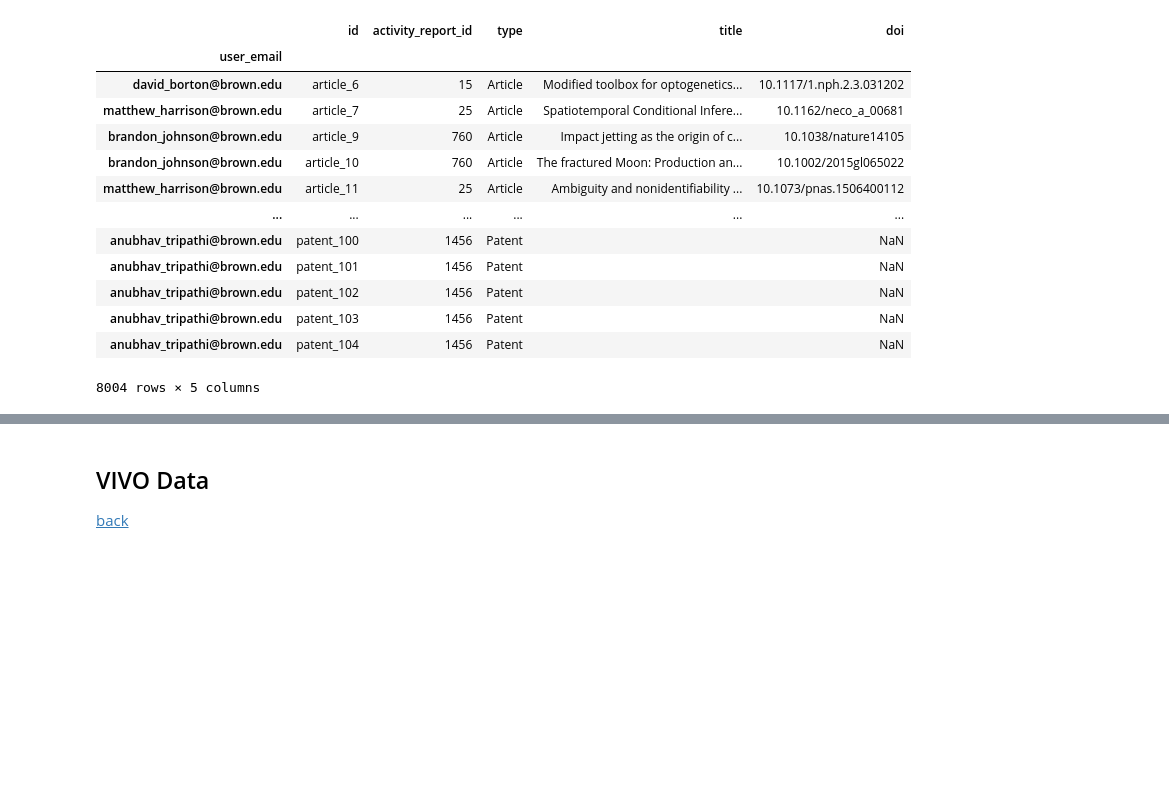
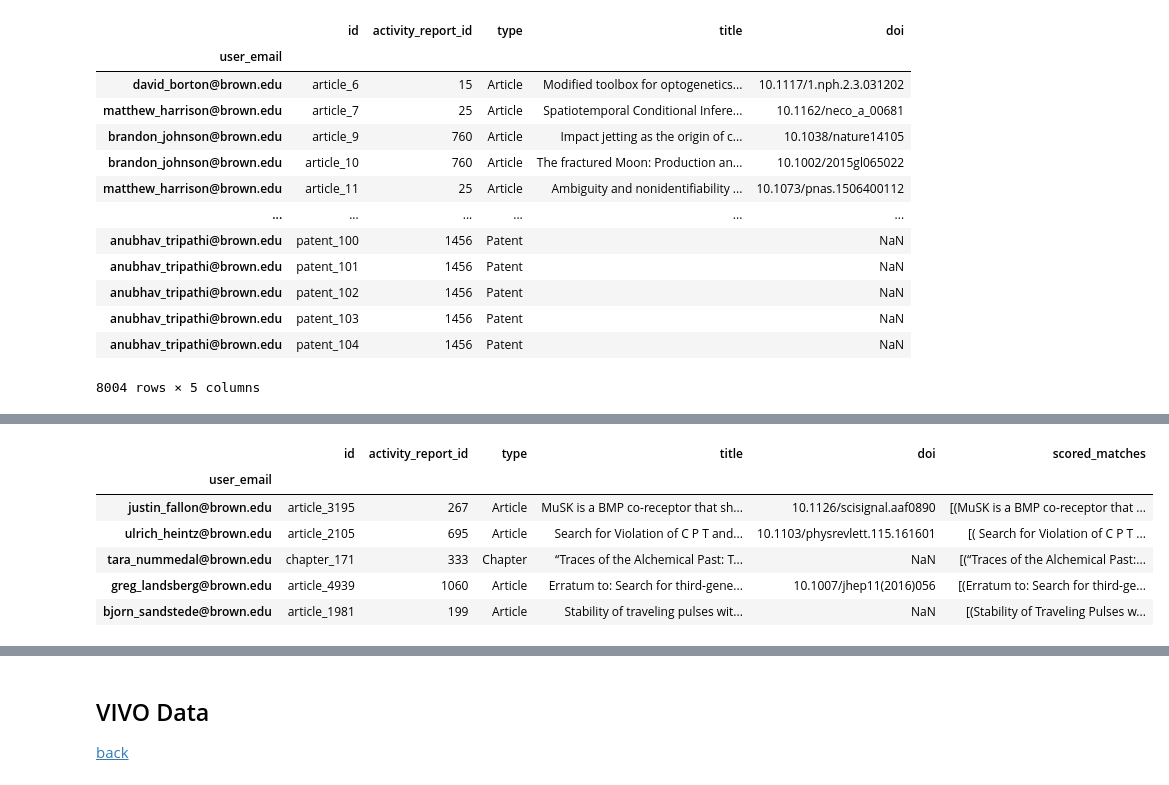
Before and after one commit to sdmccaul/rab-far_integration, a Jupyter notebook: citation_analysis.ipynb, the cells around one changed output, grey strips where cells are left out. Saved outputs shown, nothing was run; the diff lists cells and outputs as text; code cells hidden in the pictures; blank space fills up the shorter version.

Commit message:
Analyzing matched titles

```diff
--- a/citation_analysis.ipynb
+++ b/citation_analysis.ipynb
@@ -501,13 +514,17 @@ ar_count[ ar_count > 2 ]
 Series([], Name: activity_report_id, dtype: int64)
 # %%
 def fuzzy_far(row):
-    return process.extract(row.title, row.title_set, scorer=fuzz.partial_ratio)
+    if not row.title or pd.isnull(row.title) or pd.isnull(row.title_set):
+        return []
+    return [ p for p in process.extract(row.title, row.title_set, scorer=fuzz.partial_ratio) if p[1] > 80 ]
 
-# fuzzy_vec = np.vectorize(fuzzy_far)
+fuzzy_vec = np.vectorize(fuzzy_far)
 # %%
 fuzzy_check = defaultdict(set)
 for i, row in df_cites_far.iterrows():
-    fuzzy_check[row.user_email].add(str(row.title))
+    if pd.isnull(row.title):
+        continue
+    fuzzy_check[row.user_email].add(row.title)
 fuzzy_check['david_borton@brown.edu']
 # %% [output]
 {'A brain–spine interface alleviating gait deficits after spinal cord injury in primates',
@@ -602,0 +583,3 @@ df_far_titles['matches'] = fuzzy_far(df_far_titles.title, fuzzy_check)
+# %%
+df_faculty.drop(columns='title_set', inplace=True)
+df_faculty.head()
@@ -602,0 +598,10 @@ df_far_titles['matches'] = fuzzy_far(df_far_titles.title, fuzzy_check)
+# %%
+df_faculty[ df_faculty.scored_matches.apply(len) == 3 ].sample(5)
+# %% [output]
+|  | id | activity_report_id | type | title | doi | scored_matches |
+| user_email |  |  |  |  |  |  |
+| justin_fallon@brown.edu | article_3195 | 267 | Article | MuSK is a BMP co-receptor that sh... | 10.1126/scisignal.aaf0890 | [(MuSK is a BMP co-receptor that ... |
+| ulrich_heintz@brown.edu | article_2105 | 695 | Article | Search for Violation of C P T and... | 10.1103/physrevlett.115.161601 | [( Search for Violation of C P T ... |
+| tara_nummedal@brown.edu | chapter_171 | 333 | Chapter | “Traces of the Alchemical Past: T... | NaN | [(“Traces of the Alchemical Past:... |
+| greg_landsberg@brown.edu | article_4939 | 1060 | Article | Erratum to: Search for third-gene... | 10.1007/jhep11(2016)056 | [(Erratum to: Search for third-ge... |
+| bjorn_sandstede@brown.edu | article_1981 | 199 | Article | Stability of traveling pulses wit... | NaN | [(Stability of Traveling Pulses w... |
```
Also changed, not shown: parts of 29 cells of this notebook.
